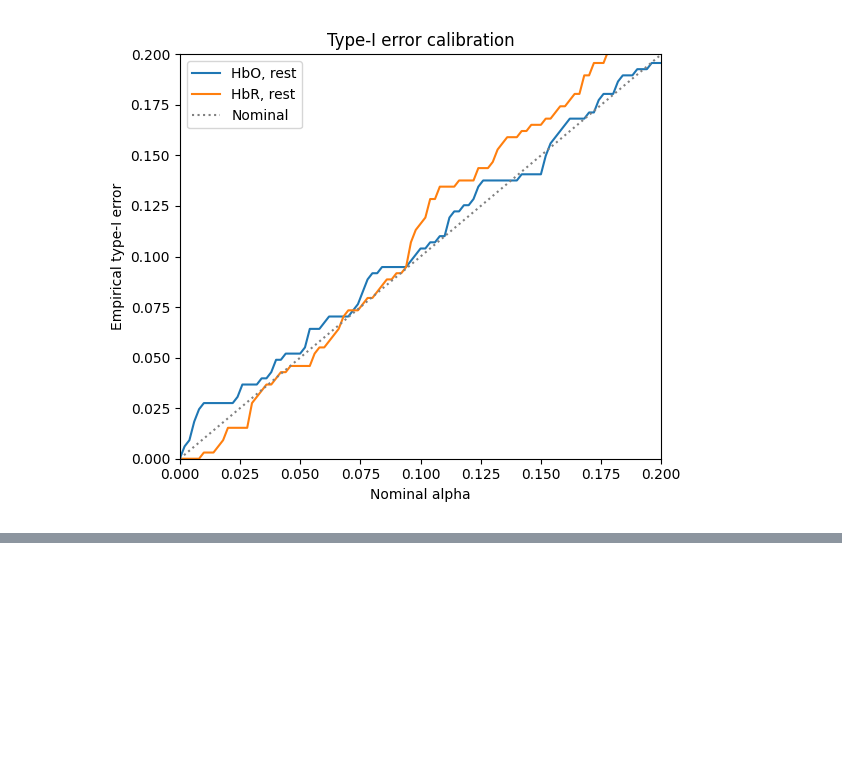
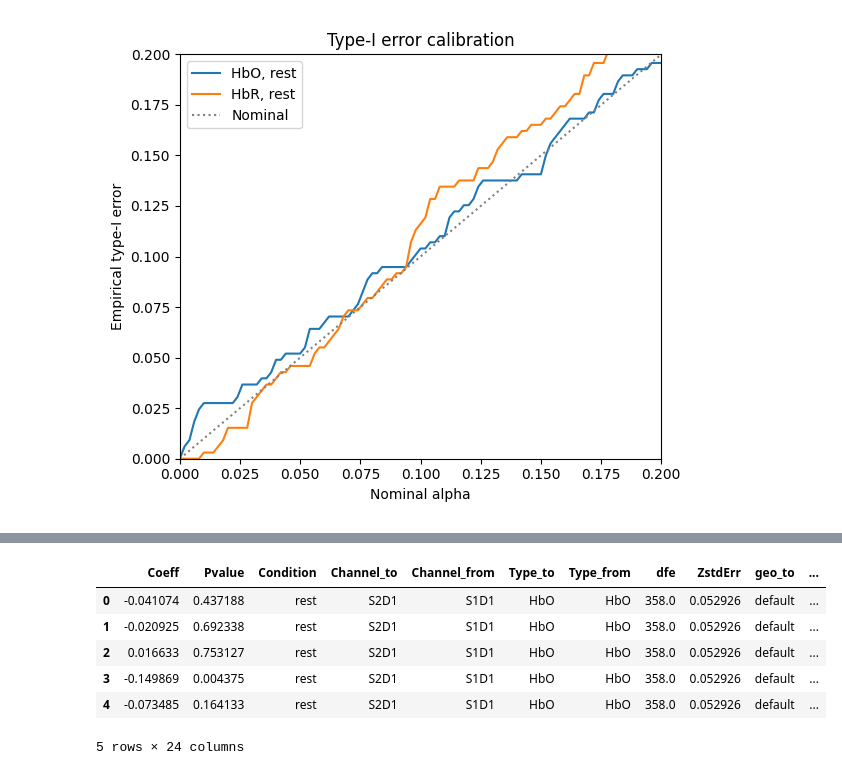
Before and after one commit to huppertt/pyNIRS_toolbox, a Jupyter notebook: examples/09_RestingStateConnectivity.ipynb, the cells around one changed output, grey strips where cells are left out. Drawn from its saved outputs; the diff is of its cells as text; code cells hidden in the pictures; blank space fills up the shorter version.

```diff
--- a/examples/09_RestingStateConnectivity.ipynb
+++ b/examples/09_RestingStateConnectivity.ipynb
@@ -326,0 +234,42 @@ hyperscanning_roc.draw_type1_error()
+# %%
+from IPython.display import display
+import numpy as np
+import pyBrainAnalyzIR.pipelines.modules.preproccessing as prep
+from pyBrainAnalyzIR.pipelines.modules.connectivity import resting_state_connectivity
+from pyBrainAnalyzIR.testing.roc.channelROC import PipelineList
+from pyBrainAnalyzIR.pipelines.modules.mixedeffects_connectivity import MixedEffectsConnectivity
+from pyBrainAnalyzIR.testing.simulations.simData import simdataset_connectivity
+
+group_connectivity_data, group_connectivity_truth = simdataset_connectivity(
+    num_files=6,
+    t=np.arange(0., 180., .1),
+    sigma=0,
+    warped=True,
+    random_seed=903,
+)
+
+group_connectivity_pipeline = PipelineList([
+    prep.intensity_opticaldensity,
+    prep.mbll,
+    prep.resample,
+    resting_state_connectivity,
+])
+group_connectivity_pipeline.set_all_options({
+    'Fs': 2,
+    'AR': 18,
+    'robust': False,
+    'short_separation_correction': True,
+})
+group_connectivity_data = group_connectivity_pipeline.run(
+    group_connectivity_data
+)
+
+group_model = MixedEffectsConnectivity()
+group_model.options['robust'] = False
+group_connectivity_data = group_model.run(group_connectivity_data)
+group_connectivity = group_connectivity_data['groupconn']
+display(group_connectivity.table().head())
+
+# Retained per-recording values and fitted group estimates for later GUI plots.
+display(group_connectivity.fit_data.observations.head())
+# %% [output]
@@ -326,0 +282,7 @@ hyperscanning_roc.draw_type1_error()
+|  | Coeff | Pvalue | Condition | Channel_to | Channel_from | Type_to | Type_from | dfe | ZstdErr | geo_to | ... |
+| 0 | -0.041074 | 0.437188 | rest | S2D1 | S1D1 | HbO | HbO | 358.0 | 0.052926 | default | ... |
+| 1 | -0.020925 | 0.692338 | rest | S2D1 | S1D1 | HbO | HbO | 358.0 | 0.052926 | default | ... |
+| 2 | 0.016633 | 0.753127 | rest | S2D1 | S1D1 | HbO | HbO | 358.0 | 0.052926 | default | ... |
+| 3 | -0.149869 | 0.004375 | rest | S2D1 | S1D1 | HbO | HbO | 358.0 | 0.052926 | default | ... |
+| 4 | -0.073485 | 0.164133 | rest | S2D1 | S1D1 | HbO | HbO | 358.0 | 0.052926 | default | ... |
+5 rows × 24 columns
```
Also changed, not shown: parts of 27 cells of this notebook, 15 other files.
